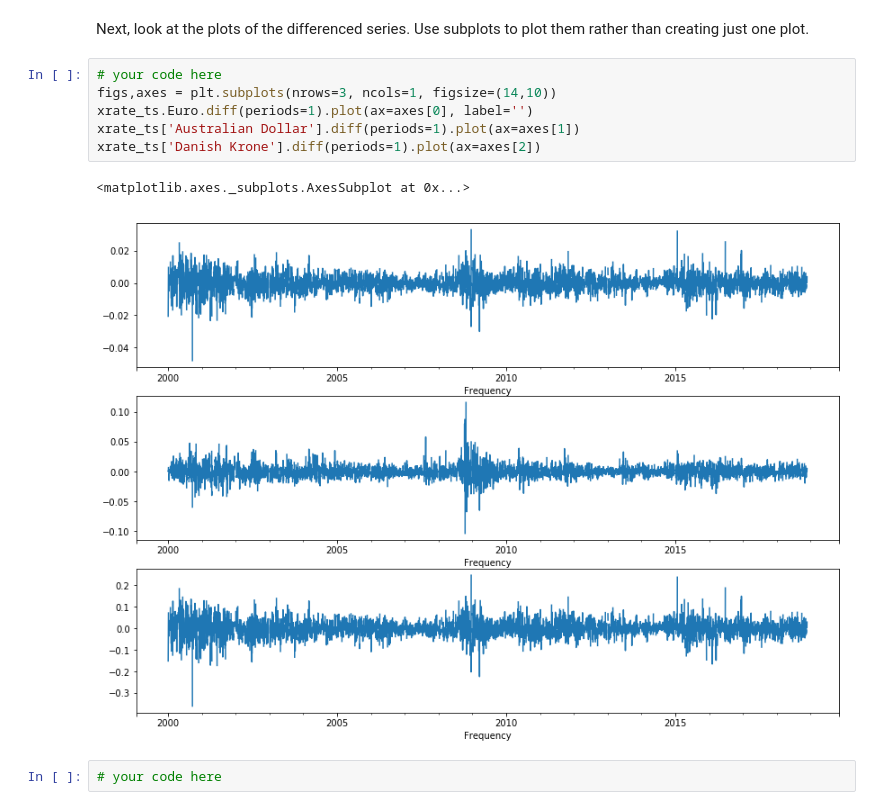
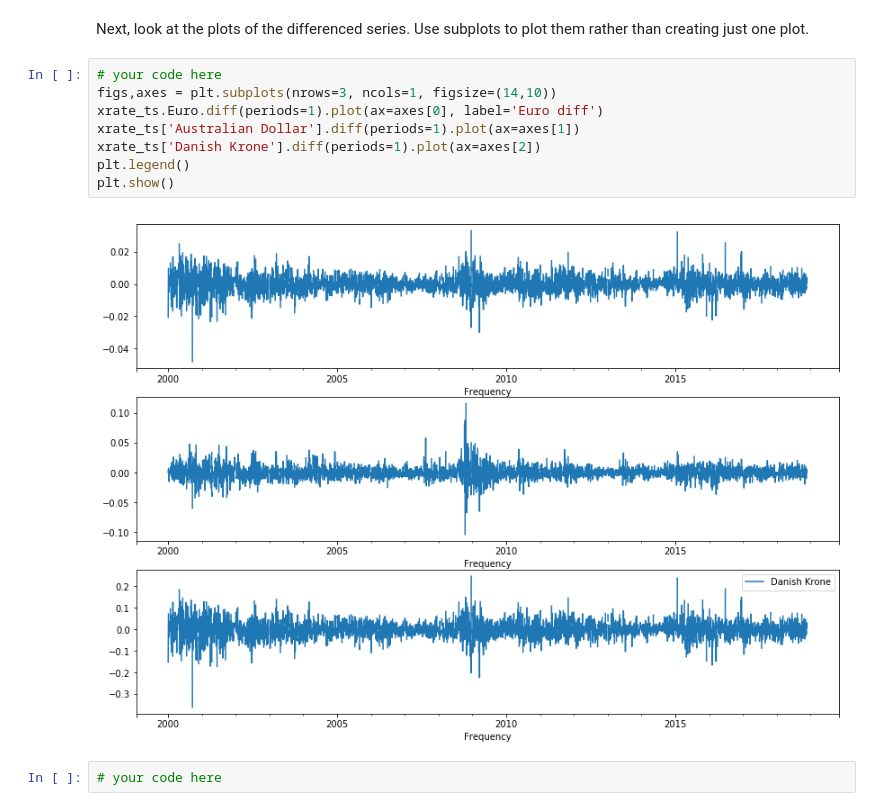
Before and after one commit to fleralle/dsc-corr-autocorr-in-time-series-lab-houston-ds-042219, a Jupyter notebook: index.ipynb, the cells around one changed output. Saved outputs shown, nothing was run; the diff lists cells and outputs as text.

```diff
--- a/index.ipynb
+++ b/index.ipynb
@@ -66,12 +66,13 @@ Next, look at the plots of the differenced series. Use subplots to plot them rat
 # %%
 # your code here
 figs,axes = plt.subplots(nrows=3, ncols=1, figsize=(14,10))
-xrate_ts.Euro.diff(periods=1).plot(ax=axes[0], label='')
+xrate_ts.Euro.diff(periods=1).plot(ax=axes[0], label='Euro diff')
 xrate_ts['Australian Dollar'].diff(periods=1).plot(ax=axes[1])
 xrate_ts['Danish Krone'].diff(periods=1).plot(ax=axes[2])
+plt.legend()
+plt.show()
 # %% [output]
-<matplotlib.axes._subplots.AxesSubplot at 0x...>
-[figure, old version]
+[figure, new version]
 # %%
 # your code here
 # %%
```
